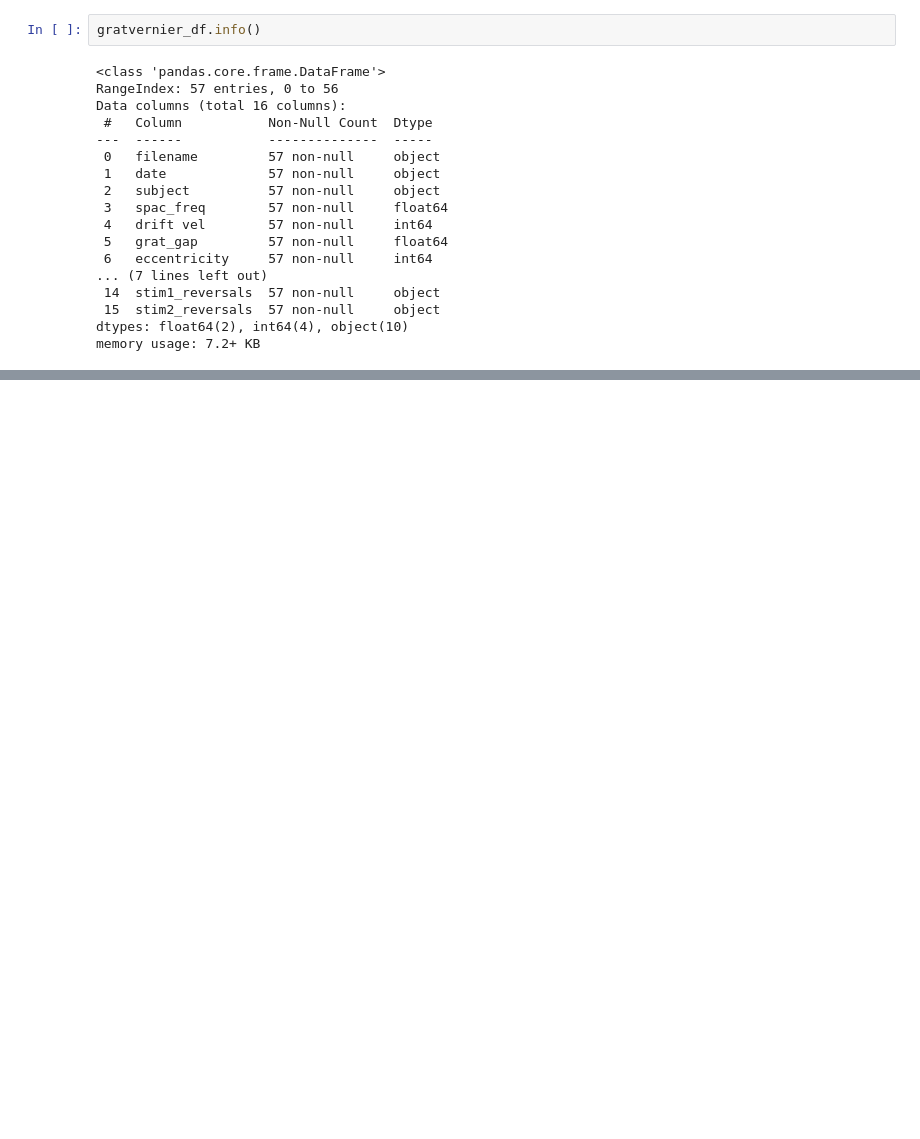
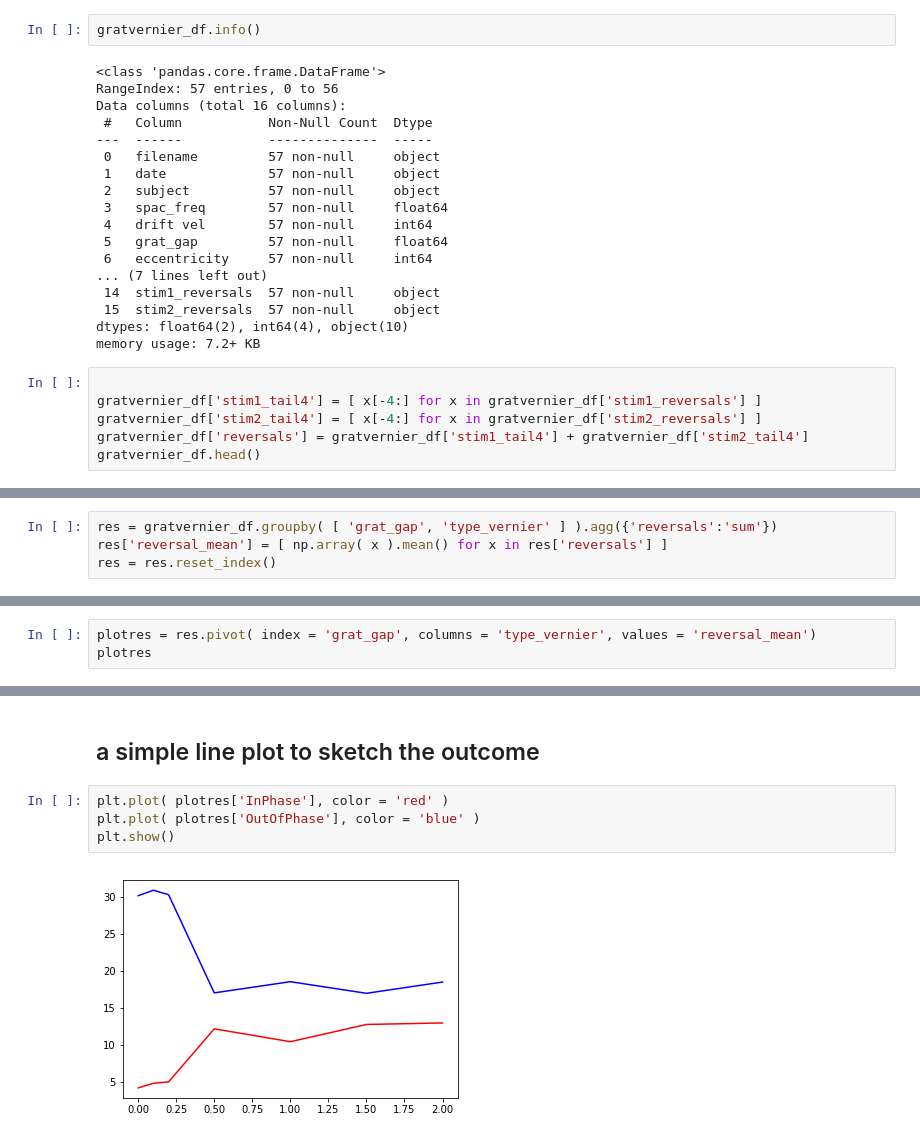
Before and after one commit to SmilodonCub/DS4VS, a Jupyter notebook: Week7/DS4VS_week7_Datavis_matplotlib.ipynb, the cells around one changed output, grey strips where cells are left out. Saved outputs shown, nothing was run; the diff lists cells and outputs as text; blank space fills up the shorter version.

```diff
--- a/Week7/DS4VS_week7_Datavis_matplotlib.ipynb
+++ b/Week7/DS4VS_week7_Datavis_matplotlib.ipynb
@@ -347,3 +346,9 @@ Data columns (total 16 columns):
  15  stim2_reversals  57 non-null     object
 dtypes: float64(2), int64(4), object(10)
 memory usage: 7.2+ KB
+# %%
+
+gratvernier_df['stim1_tail4'] = [ x[-4:] for x in gratvernier_df['stim1_reversals'] ]
+gratvernier_df['stim2_tail4'] = [ x[-4:] for x in gratvernier_df['stim2_reversals'] ]
+gratvernier_df['reversals'] = gratvernier_df['stim1_tail4'] + gratvernier_df['stim2_tail4']
+gratvernier_df.head()
@@ -349,0 +374,4 @@ memory usage: 7.2+ KB
+# %%
+res = gratvernier_df.groupby( [ 'grat_gap', 'type_vernier' ] ).agg({'reversals':'sum'})
+res['reversal_mean'] = [ np.array( x ).mean() for x in res['reversals'] ]
+res = res.reset_index()
@@ -349,0 +398,3 @@ memory usage: 7.2+ KB
+# %%
+plotres = res.pivot( index = 'grat_gap', columns = 'type_vernier', values = 'reversal_mean')
+plotres
@@ -349,0 +411,8 @@ memory usage: 7.2+ KB
+# %% [markdown]
+## a simple line plot to sketch the outcome
+# %%
+plt.plot( plotres['InPhase'], color = 'red' )
+plt.plot( plotres['OutOfPhase'], color = 'blue' )
+plt.show()
+# %% [output]
+[figure, added]
```
Also changed, not shown: parts of 13 cells of this notebook.
